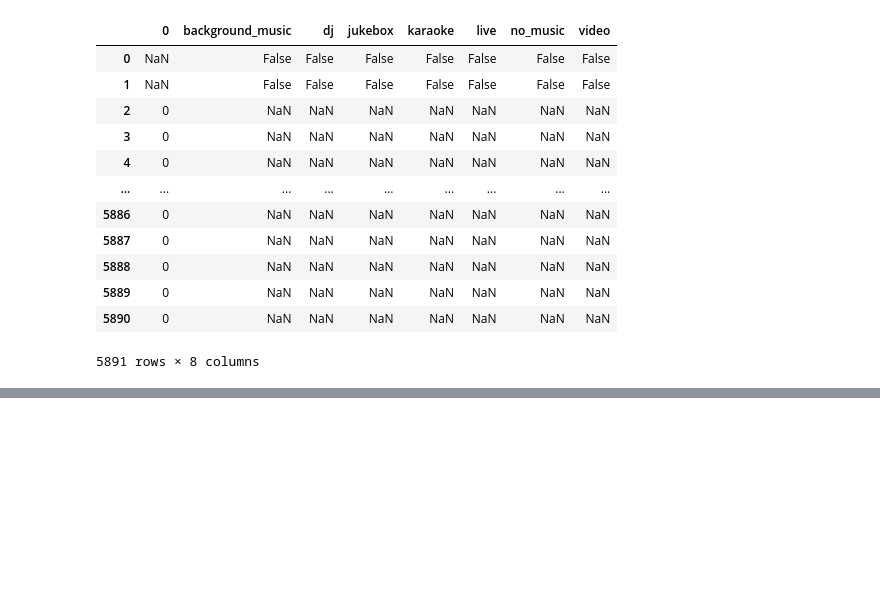
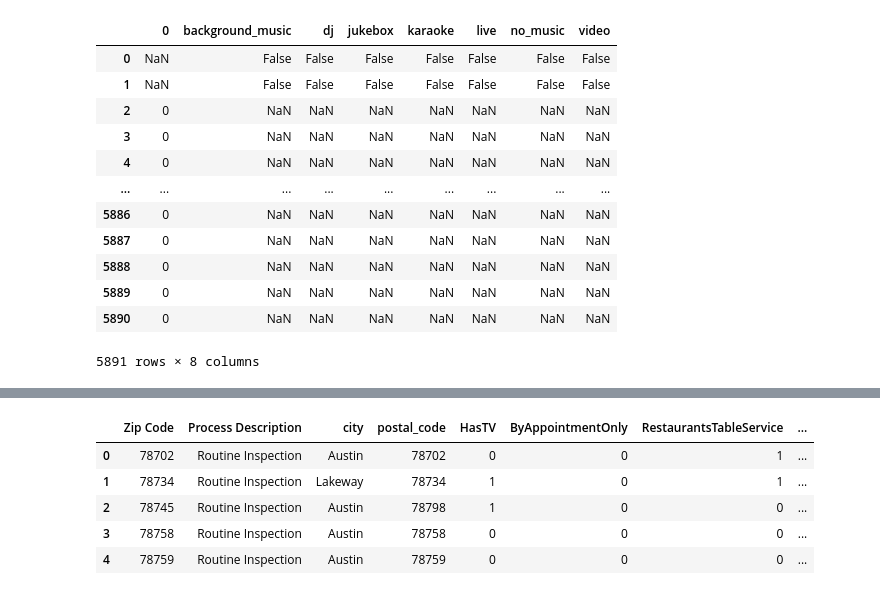
Before and after one commit to ellerybledsoe/Springboard, a Jupyter notebook: Austin Restaurant Inspections_Data Wrangling.ipynb, the cells around one changed output, grey strips where cells are left out. Saved outputs shown, nothing was run; the diff lists cells and outputs as text; code cells hidden in the pictures; blank space fills up the shorter version.

```diff
--- a/Austin Restaurant Inspections_Data Wrangling.ipynb
+++ b/Austin Restaurant Inspections_Data Wrangling.ipynb
@@ -870,0 +889,14 @@ df_dict['Music'].reset_index(drop=True)
+# %%
+inspections_reviews_merge = inspections_reviews_merge.replace(True, 1)
+inspections_reviews_merge = inspections_reviews_merge.replace(False, 0)
+inspections_reviews_merge = inspections_reviews_merge.replace('True', 1)
+inspections_reviews_merge = inspections_reviews_merge.replace('False', 0)
+inspections_reviews_merge = inspections_reviews_merge.replace(np.nan, 0)
+inspections_reviews_merge[categorical].head()
+# %% [output]
+|  | Zip Code | Process Description | city | postal_code | HasTV | ByAppointmentOnly | RestaurantsTableService | ... |
+| 0 | 78702 | Routine Inspection | Austin | 78702 | 0 | 0 | 1 | ... |
+| 1 | 78734 | Routine Inspection | Lakeway | 78734 | 1 | 0 | 1 | ... |
+| 2 | 78745 | Routine Inspection | Austin | 78798 | 1 | 0 | 0 | ... |
+| 3 | 78758 | Routine Inspection | Austin | 78758 | 0 | 0 | 0 | ... |
+| 4 | 78759 | Routine Inspection | Austin | 78759 | 0 | 0 | 0 | ... |
```
Also changed, not shown: parts of 14 cells of this notebook.
